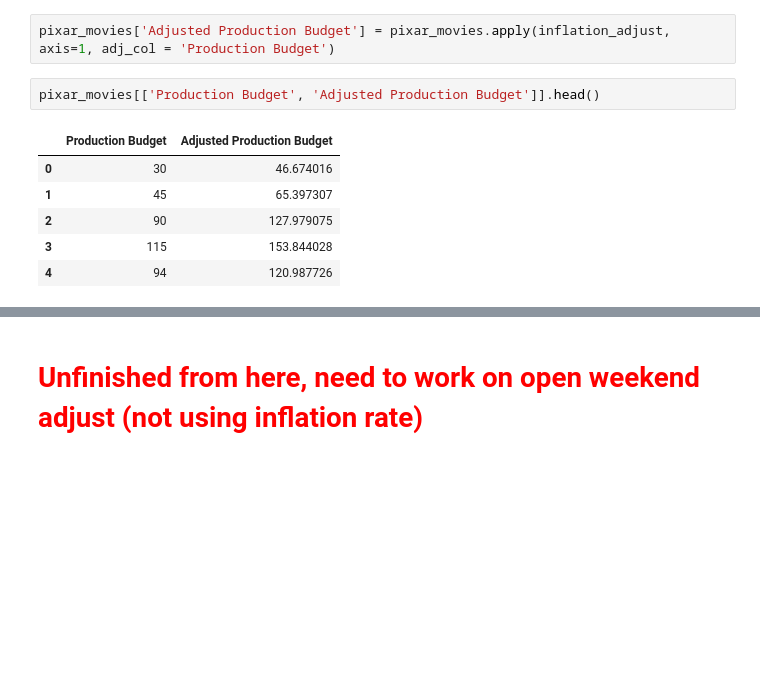
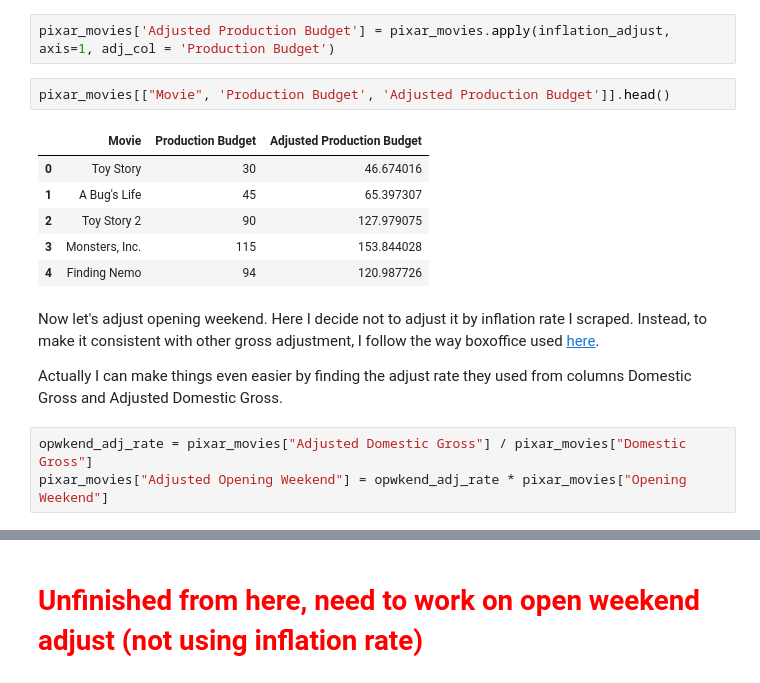
Before and after one commit to YiChanLee/PixarMoviesAnalysis, a Jupyter notebook: Pixar_Movie.ipynb, the cells around one changed output, grey strips where cells are left out. Drawn from its saved outputs; the diff is of its cells as text; blank space fills up the shorter version.

Commit message:
Added adjusted openning weekend, edited paragraph, rename columns.

```diff
--- a/Pixar_Movie.ipynb
+++ b/Pixar_Movie.ipynb
@@ -478,11 +487,18 @@
 # %%
 pixar_movies['Adjusted Production Budget'] = pixar_movies.apply(inflation_adjust, axis=1, adj_col = 'Production Budget')
 # %%
-pixar_movies[['Production Budget', 'Adjusted Production Budget']].head()
+pixar_movies[["Movie", 'Production Budget', 'Adjusted Production Budget']].head()
 # %% [output]
-|  | Production Budget | Adjusted Production Budget |
-| 0 | 30 | 46.674016 |
-| 1 | 45 | 65.397307 |
-| 2 | 90 | 127.979075 |
-| 3 | 115 | 153.844028 |
-| 4 | 94 | 120.987726 |
+|  | Movie | Production Budget | Adjusted Production Budget |
+| 0 | Toy Story | 30 | 46.674016 |
+| 1 | A Bug's Life | 45 | 65.397307 |
+| 2 | Toy Story 2 | 90 | 127.979075 |
+| 3 | Monsters, Inc. | 115 | 153.844028 |
+| 4 | Finding Nemo | 94 | 120.987726 |
+# %% [markdown]
+Now let's adjust opening weekend. Here I decide not to adjust it by inflation rate I scraped. Instead, to make it consistent with other gross adjustment, I follow the way boxoffice used <a href="http://www.boxofficemojo.com/about/adjuster.htm">here</a>.
+
+Actually I can make things even easier by finding the adjust rate they used from columns Domestic Gross and Adjusted Domestic Gross.
+# %%
+opwkend_adj_rate = pixar_movies["Adjusted Domestic Gross"] / pixar_movies["Domestic Gross"]
+pixar_movies["Adjusted Opening Weekend"] = opwkend_adj_rate * pixar_movies["Opening Weekend"]
```
Also changed, not shown: parts of 8 cells of this notebook.
